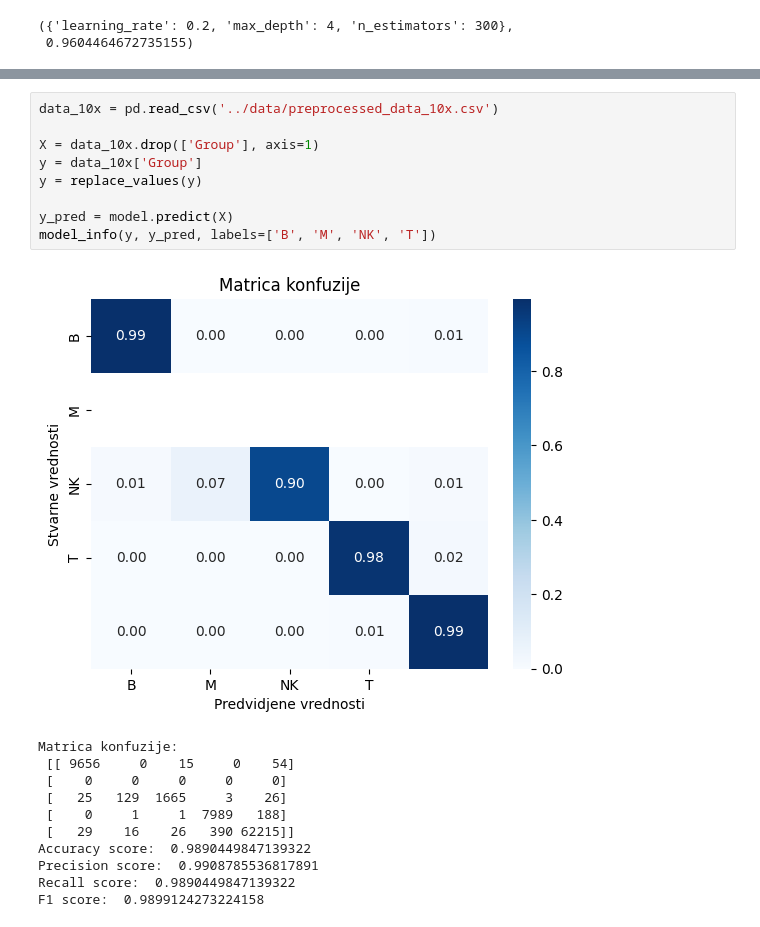
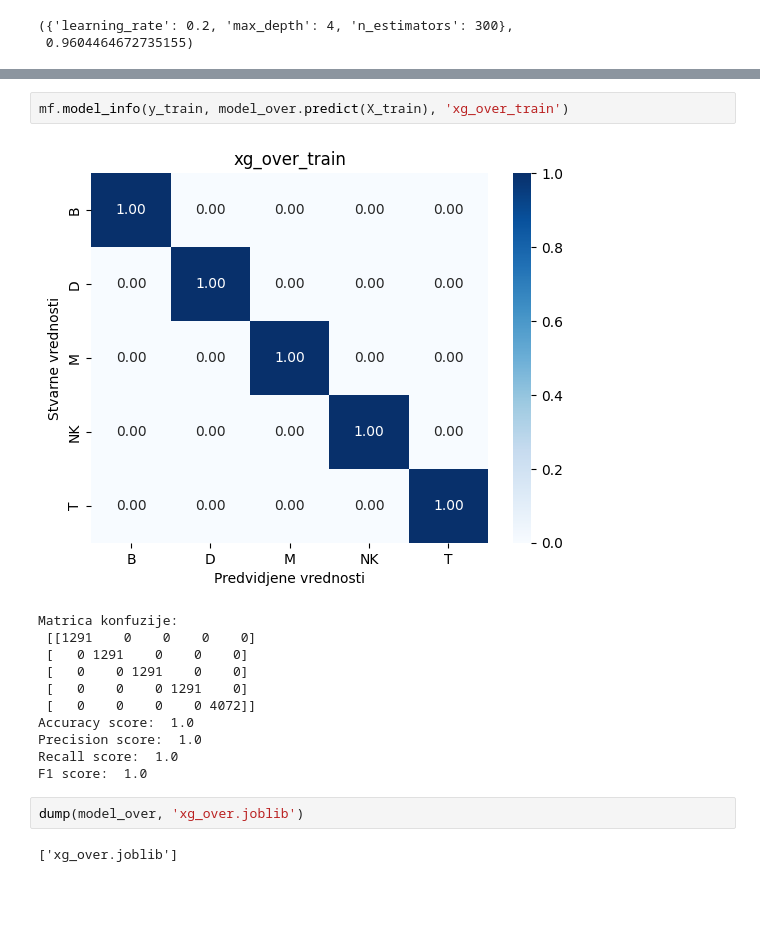
Before and after one commit to bogdans55/ip2-projekat, a Jupyter notebook: models/xgboost.ipynb, the cells around one changed output, grey strips where cells are left out. Cells and saved outputs as stored; diff of their text form; blank space fills up the shorter version.

```diff
--- a/models/xgboost.ipynb
+++ b/models/xgboost.ipynb
@@ -367,21 +173,18 @@ F1 score:  0.9261330545305526
-# %%
-data_10x = pd.read_csv('../data/preprocessed_data_10x.csv')
-
-X = data_10x.drop(['Group'], axis=1)
-y = data_10x['Group']
-y = replace_values(y)
-
-y_pred = model.predict(X)
-model_info(y, y_pred, labels=['B', 'M', 'NK', 'T'])
-# %% [output]
-[figure, removed]
-Matrica konfuzije:
- [[ 9656     0    15     0    54]
- [    0     0     0     0     0]
- [   25   129  1665     3    26]
- [    0     1     1  7989   188]
- [   29    16    26   390 62215]]
-Accuracy score:  0.9890449847139322
-Precision score:  0.9908785536817891
-Recall score:  0.9890449847139322
-F1 score:  0.9899124273224158
+# %%
+mf.model_info(y_train, model_over.predict(X_train), 'xg_over_train')
+# %% [output]
+[figure, added]
+Matrica konfuzije:
+ [[1291    0    0    0    0]
+ [   0 1291    0    0    0]
+ [   0    0 1291    0    0]
+ [   0    0    0 1291    0]
+ [   0    0    0    0 4072]]
+Accuracy score:  1.0
+Precision score:  1.0
+Recall score:  1.0
+F1 score:  1.0
+# %%
+dump(model_over, 'xg_over.joblib')
+# %% [output]
+['xg_over.joblib']
```
Also changed, not shown: parts of 20 cells of this notebook, 7 other files.
